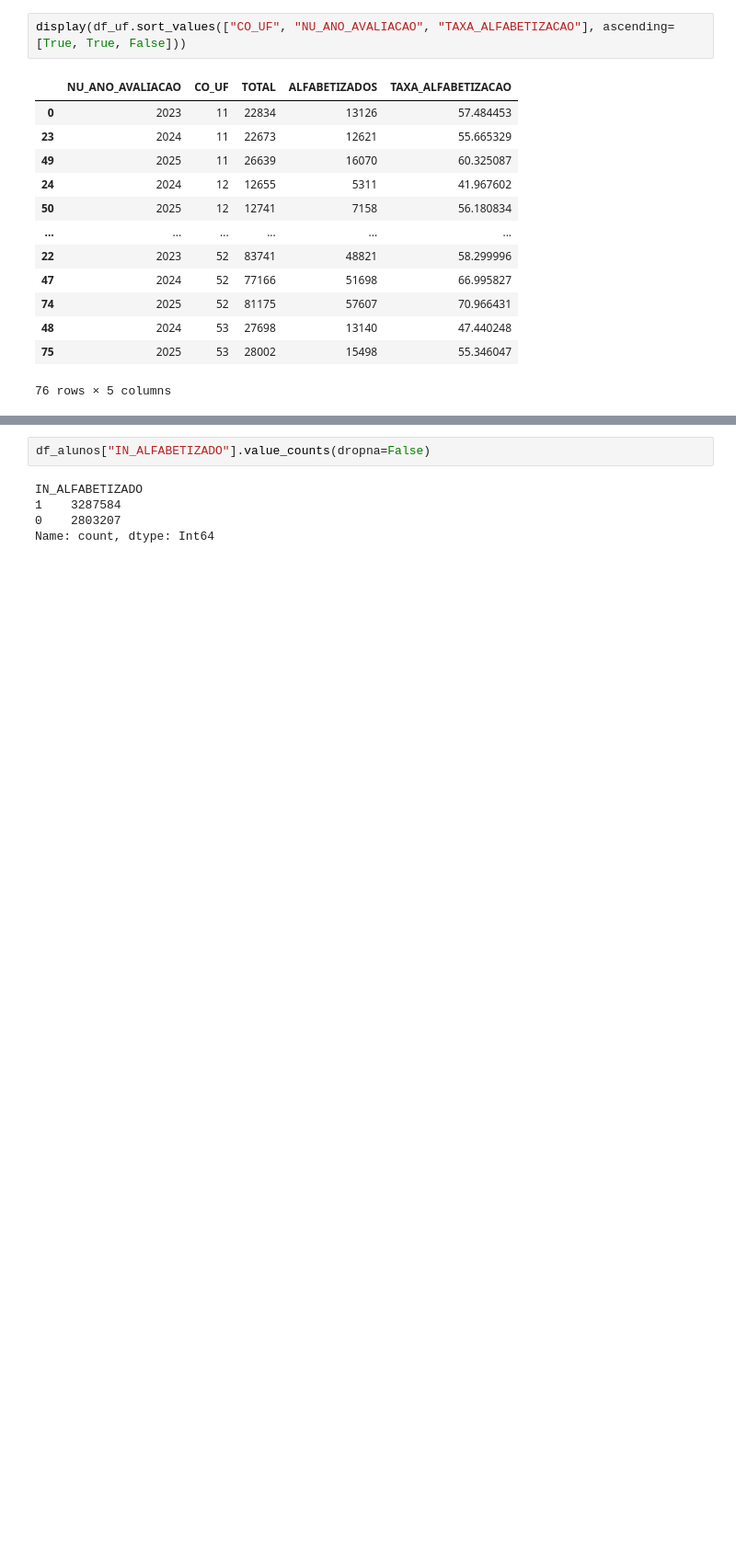
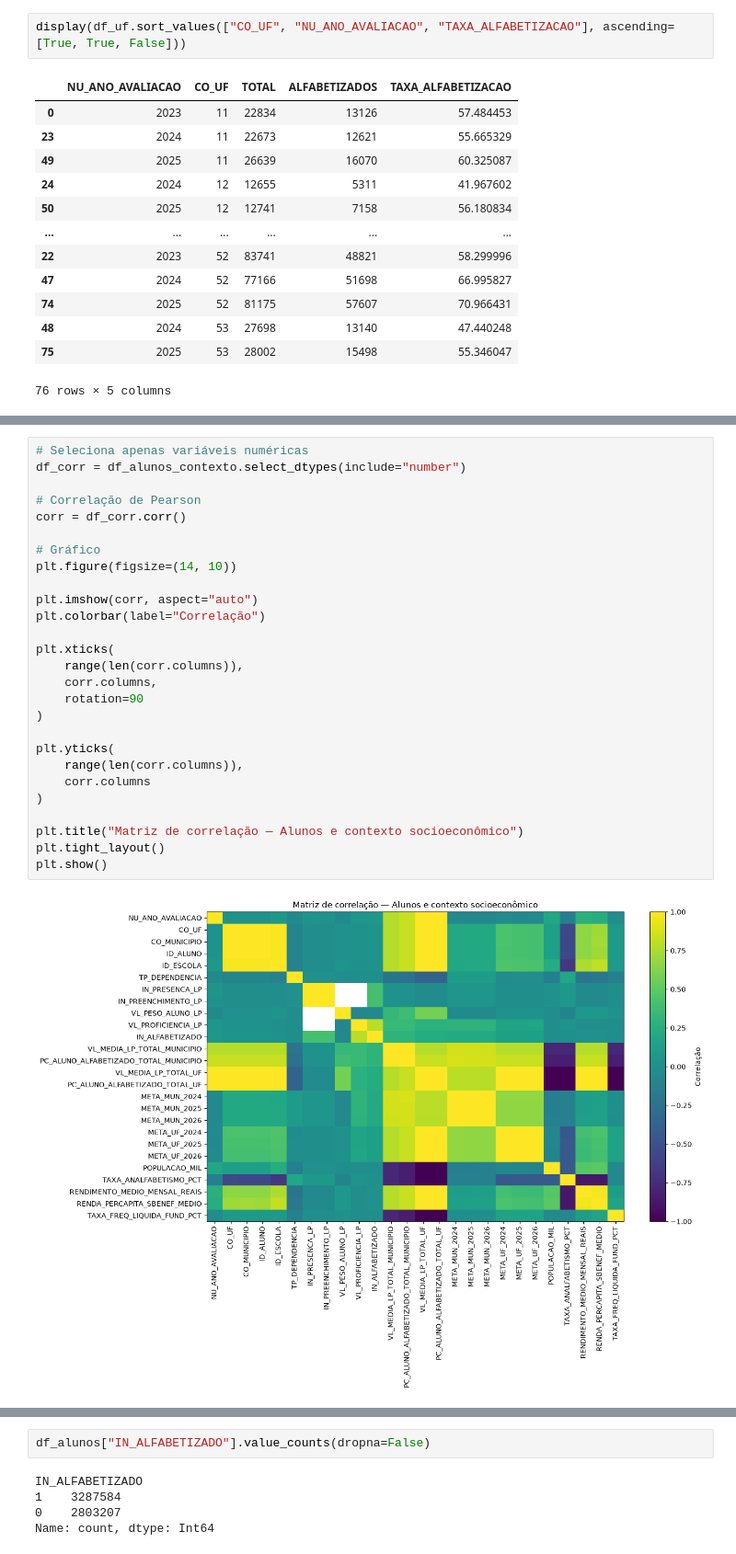
Before and after one commit to LucasRuizMartins/fiap_tech_challenge_03, a Jupyter notebook: notebooks/EDA_Ci.ipynb, the cells around one changed output, grey strips where cells are left out. Shown at 92% size. Cells and saved outputs as stored; diff of their text form; blank space fills up the shorter version.

```diff
--- a/notebooks/EDA_Ci.ipynb
+++ b/notebooks/EDA_Ci.ipynb
@@ -1365,0 +1398,29 @@ Quantidade de alunos alfabetizados
+# %%
+# Seleciona apenas variáveis numéricas
+df_corr = df_alunos_contexto.select_dtypes(include="number")
+
+# Correlação de Pearson
+corr = df_corr.corr()
+
+# Gráfico
+plt.figure(figsize=(14, 10))
+
+plt.imshow(corr, aspect="auto")
+plt.colorbar(label="Correlação")
+
+plt.xticks(
+    range(len(corr.columns)),
+    corr.columns,
+    rotation=90
+)
+
+plt.yticks(
+    range(len(corr.columns)),
+    corr.columns
+)
+
+plt.title("Matriz de correlação — Alunos e contexto socioeconômico")
+plt.tight_layout()
+plt.show()
+# %% [output]
+[figure, added]
```
Also changed, not shown: parts of 22 cells of this notebook.
